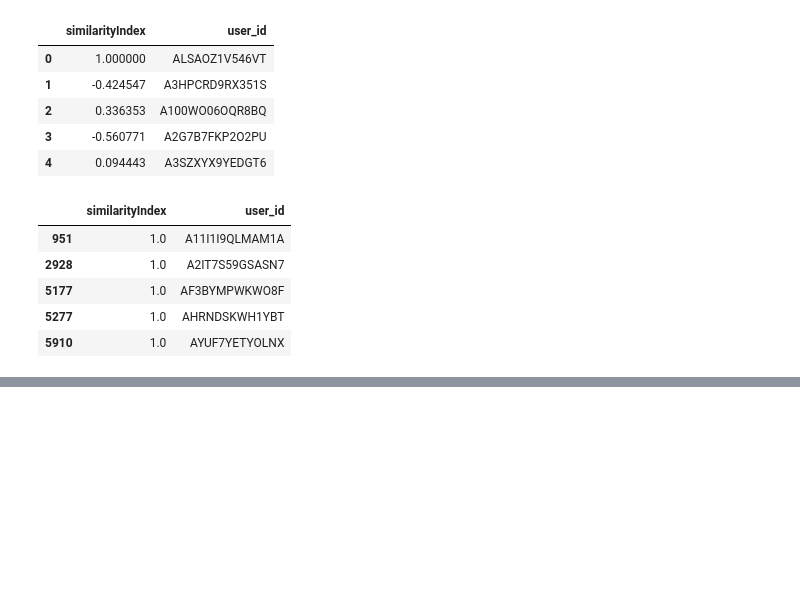
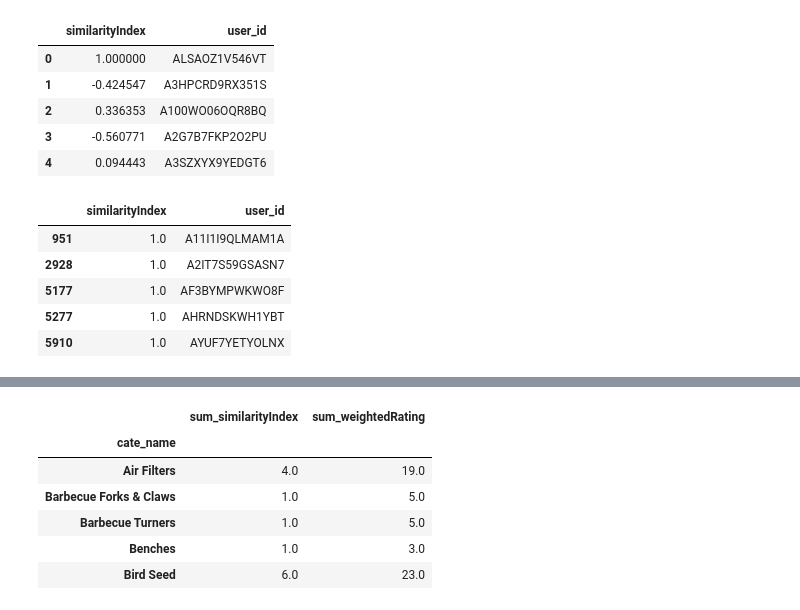
Before and after one commit to MingzeTR/MMF-Data-Science-Project, a Jupyter notebook: recommend_system_code.ipynb, the cells around one changed output, grey strips where cells are left out. Cells and saved outputs as stored; diff of their text form; code cells hidden in the pictures; blank space fills up the shorter version.

```diff
--- a/recommend_system_code.ipynb
+++ b/recommend_system_code.ipynb
@@ -133,0 +158,13 @@ topUsers.head()
+# %%
+#Applies a sum to the topUsers after grouping it up by userId
+tempTopUsersRating = topUsersRating.groupby('cate_name').sum()[['similarityIndex','weightedRating']]
+tempTopUsersRating.columns = ['sum_similarityIndex','sum_weightedRating']
+tempTopUsersRating.head()
+# %% [output]
+|  | sum_similarityIndex | sum_weightedRating |
+| cate_name |  |  |
+| Air Filters | 4.0 | 19.0 |
+| Barbecue Forks & Claws | 1.0 | 5.0 |
+| Barbecue Turners | 1.0 | 5.0 |
+| Benches | 1.0 | 3.0 |
+| Bird Seed | 6.0 | 23.0 |
```
Also changed, not shown: parts of 5 cells of this notebook.
